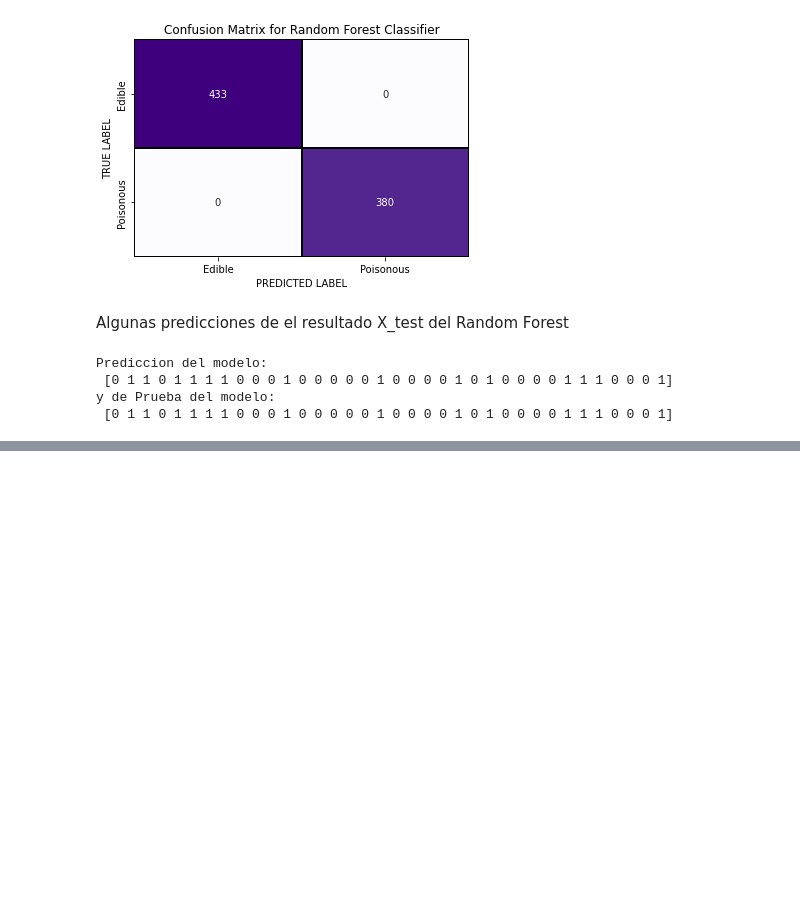
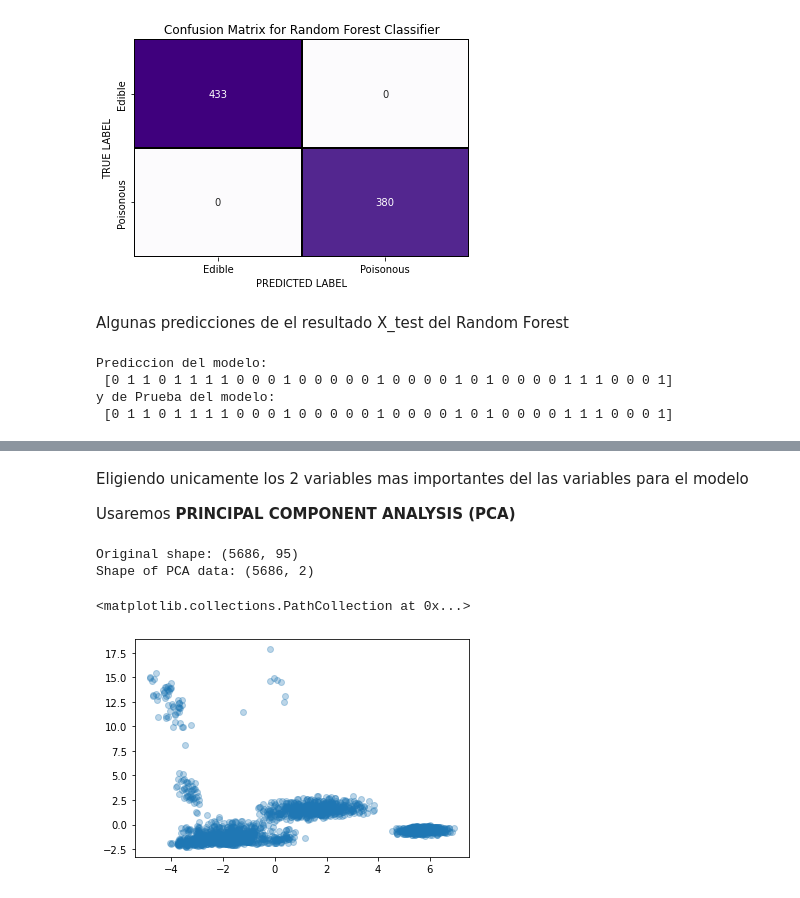
Before and after one commit to geraldb1/Project, a Jupyter notebook: Mushroom Classification/Mushroom.ipynb, the cells around one changed output, grey strips where cells are left out. Cells and saved outputs as stored; diff of their text form; code cells hidden in the pictures; blank space fills up the shorter version.

```diff
--- a/Mushroom Classification/Mushroom.ipynb
+++ b/Mushroom Classification/Mushroom.ipynb
@@ -637,0 +661,9 @@ y de Prueba del modelo:
+# %%
+X_train, X_test, y_train, y_test = train_test_split(X, y, random_state=4, test_size=0.1)
+# %%
+# Estandarizar las variables
+sc = StandardScaler()
+
+sc.fit(X_train)
+X2 = sc.fit_transform(X)
+print(list(X2)[1])
@@ -637,0 +689,21 @@ y de Prueba del modelo:
+# %%
+X_train, X_test, y_train, y_test = train_test_split(X2, y, test_size=0.3, random_state=42)
+# %% [markdown]
+Eligiendo unicamente los 2 variables mas importantes del las variables para el modelo
+
+Usaremos __PRINCIPAL COMPONENT ANALYSIS (PCA)__
+# %%
+from sklearn.decomposition import PCA
+pca = PCA(n_components=2)
+X_train_pca=pca.fit_transform(X_train)
+X_test_pca=pca.transform(X_test)
+print("Original shape:",X_train.shape)
+print('Shape of PCA data:',X_train_pca.shape)
+# %% [output]
+Original shape: (5686, 95)
+Shape of PCA data: (5686, 2)
+# %%
+plt.scatter(X_test_pca[:,0], X_test_pca[:,1],alpha=.3)
+# %% [output]
+<matplotlib.collections.PathCollection at 0x...>
+[figure, added]
```
Also changed, not shown: parts of 48 cells of this notebook.
